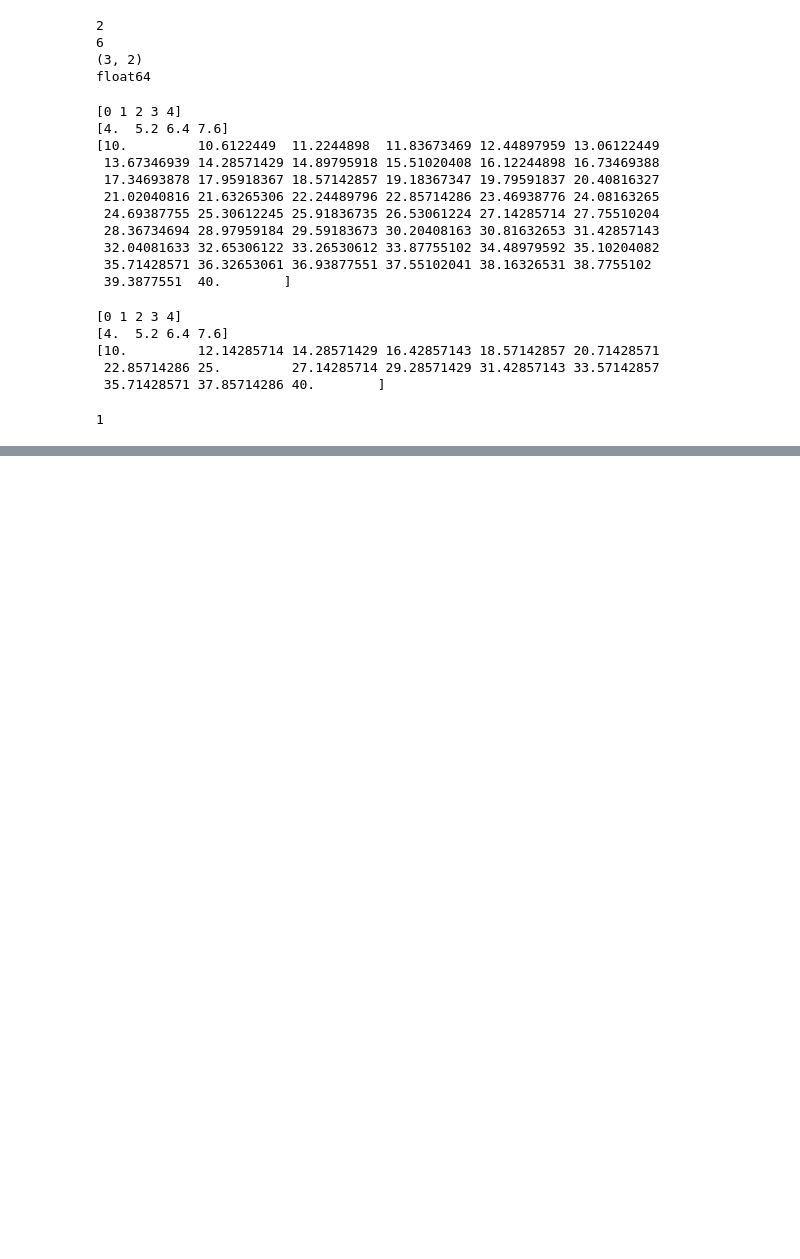
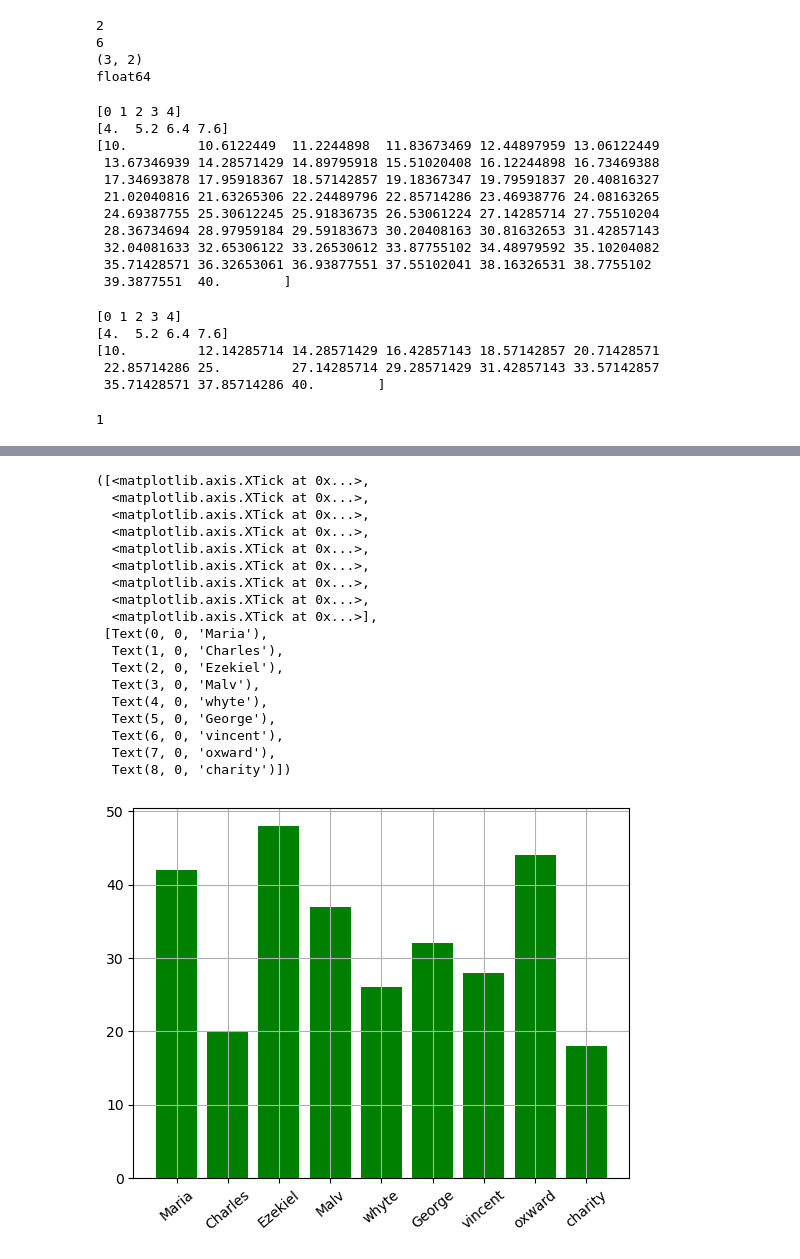
Before and after one commit to Prosper-deagle10/Smartech_hub, a Jupyter notebook: Class/Numpy class/Numpy.ipynb, the cells around one changed output, grey strips where cells are left out. Cells and saved outputs as stored; diff of their text form; code cells hidden in the pictures; blank space fills up the shorter version.

```diff
--- a/Class/Numpy class/Numpy.ipynb
+++ b/Class/Numpy class/Numpy.ipynb
@@ -161,0 +309,25 @@ print(k)
+# %%
+names = ["Maria", "Charles", "Ezekiel", "Malv", "whyte", "George", "vincent", "oxward", "charity"]
+plt.bar(names,ages,color = "g")
+plt.grid(1)
+plt.xticks(np.arange(9), names, rotation = 40 )
+# %% [output]
+([<matplotlib.axis.XTick at 0x...>,
+  <matplotlib.axis.XTick at 0x...>,
+  <matplotlib.axis.XTick at 0x...>,
+  <matplotlib.axis.XTick at 0x...>,
+  <matplotlib.axis.XTick at 0x...>,
+  <matplotlib.axis.XTick at 0x...>,
+  <matplotlib.axis.XTick at 0x...>,
+  <matplotlib.axis.XTick at 0x...>,
+  <matplotlib.axis.XTick at 0x...>],
+ [Text(0, 0, 'Maria'),
+  Text(1, 0, 'Charles'),
+  Text(2, 0, 'Ezekiel'),
+  Text(3, 0, 'Malv'),
+  Text(4, 0, 'whyte'),
+  Text(5, 0, 'George'),
+  Text(6, 0, 'vincent'),
+  Text(7, 0, 'oxward'),
+  Text(8, 0, 'charity')])
+[figure, added]
```
Also changed, not shown: parts of 27 cells of this notebook.
